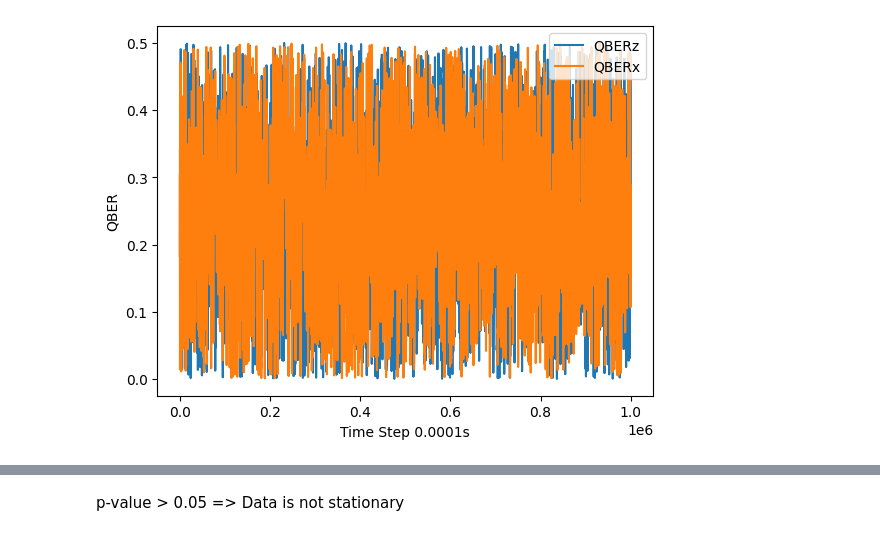
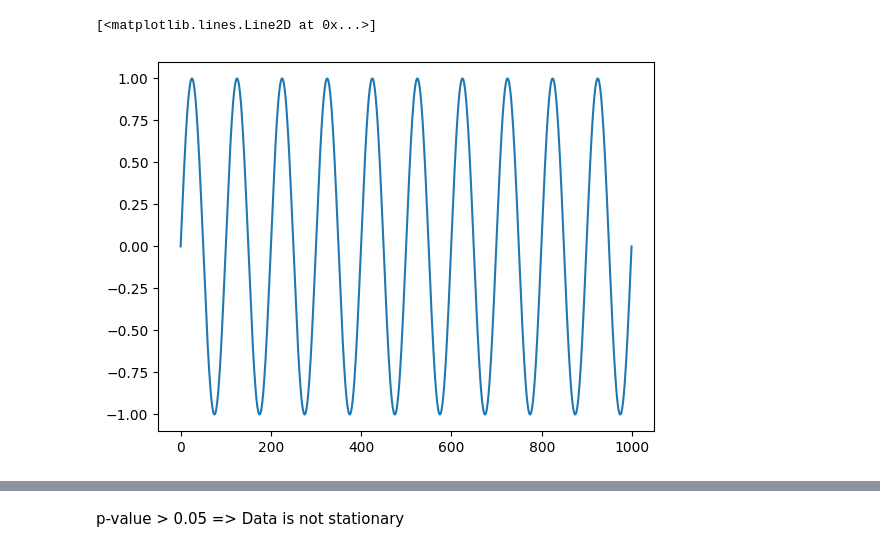
Before and after one commit to callmechristian/qnctrl, a Jupyter notebook: SARIMA.ipynb, the cells around one changed output, grey strips where cells are left out. Saved outputs shown, nothing was run; the diff lists cells and outputs as text; code cells hidden in the pictures.

```diff
--- a/SARIMA.ipynb
+++ b/SARIMA.ipynb
@@ -23,11 +39,15 @@ QBER = np.load('data/QBER.npy')
+# %%
+input = np.sin(np.linspace(0, 20*np.pi, 1000))
+plt.plot(input)
+# %% [output]
+[<matplotlib.lines.Line2D at 0x...>]
+[figure, added]
 # %%
-plt.plot(QBER[:,0],label='QBERz')
-plt.plot(QBER[:,1],label='QBERx')
-plt.legend(loc = 'upper right')
-plt.ylabel('QBER')
-plt.xlabel(f'Time Step {env.delta_t}s')
-plt.show()
+# plt.plot(QBER[:,0],label='QBERz')
+# plt.plot(QBER[:,1],label='QBERx')
+# plt.legend(loc = 'upper right')
+# plt.ylabel('QBER')
+# plt.xlabel(f'Time Step {env.delta_t}s')
+# plt.show()
-# %% [output]
-[figure, removed]
 # %%
 from pandas.plotting import autocorrelation_plot
```
Also changed, not shown: parts of 28 cells of this notebook, 1 other file.
